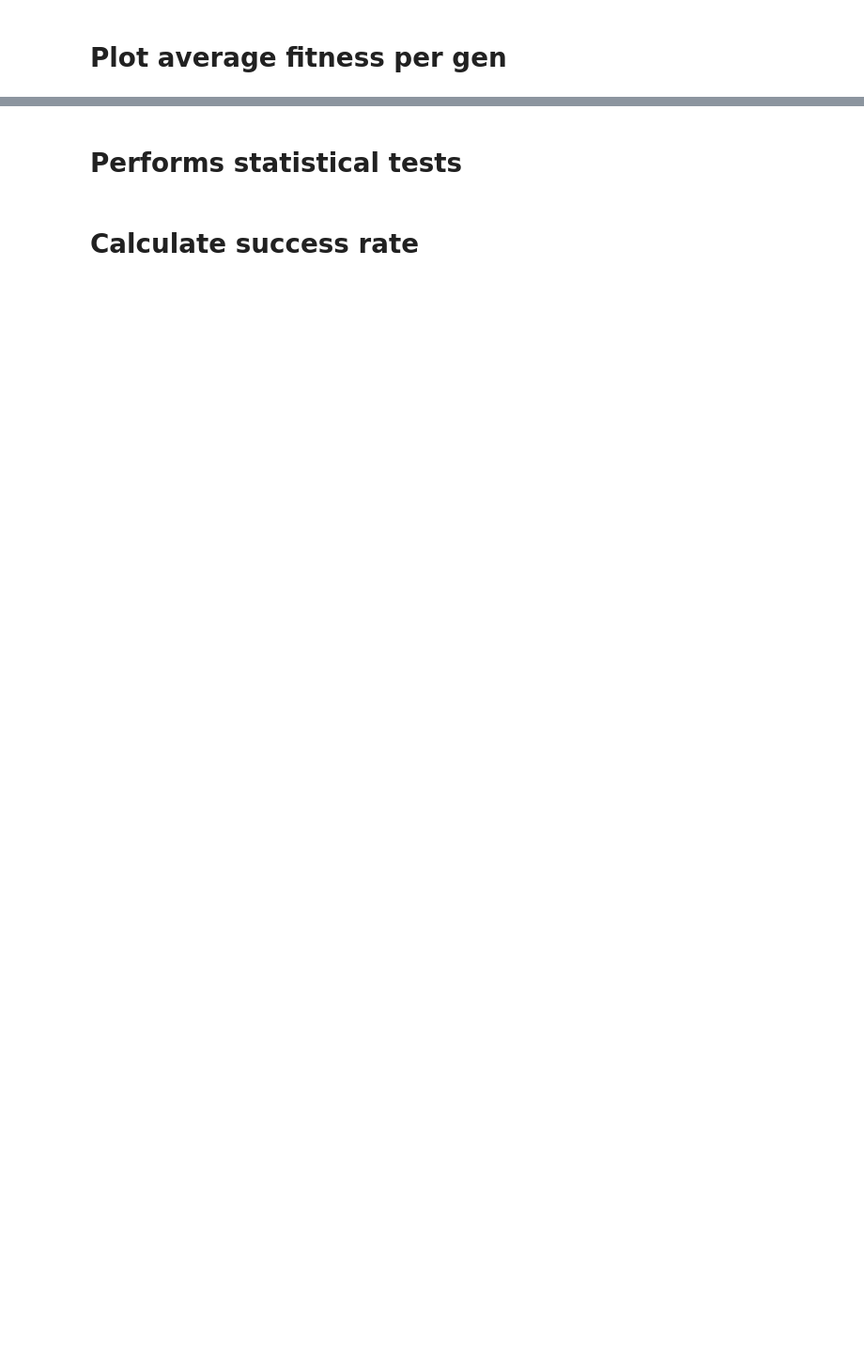
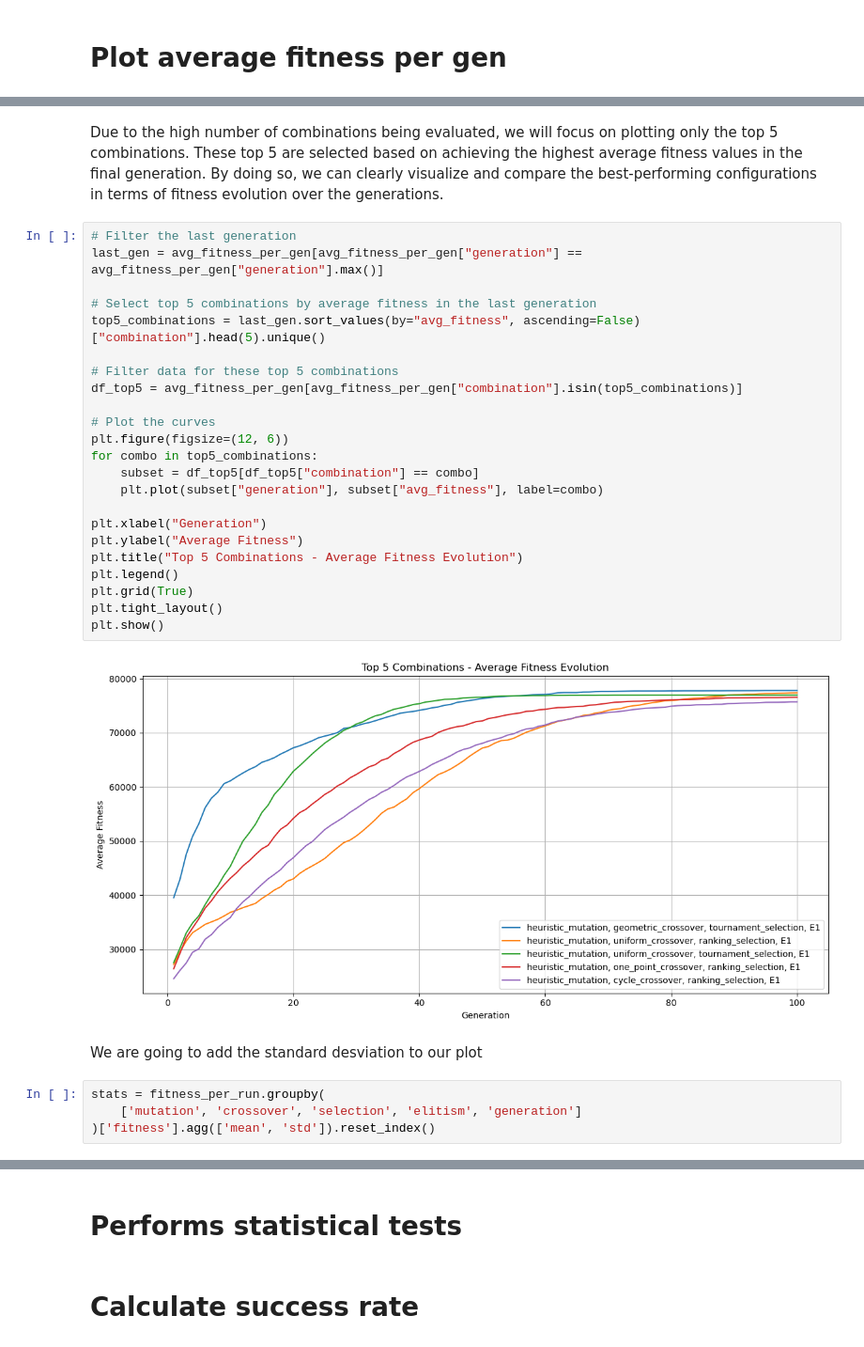
Before and after one commit to joanaefsteves/CIFO_Project, a Jupyter notebook: Wedding Notebook.ipynb, the cells around one changed output, grey strips where cells are left out. Shown at 94% size. Saved outputs shown, nothing was run; the diff lists cells and outputs as text; blank space fills up the shorter version.

```diff
--- a/Wedding Notebook.ipynb
+++ b/Wedding Notebook.ipynb
@@ -95,0 +125,33 @@ results_table2
+# %% [markdown]
+Due to the high number of combinations being evaluated, we will focus on plotting only the top 5 combinations. These top 5 are selected based on achieving the highest average fitness values in the final generation. By doing so, we can clearly visualize and compare the best-performing configurations in terms of fitness evolution over the generations.
+# %%
+# Filter the last generation
+last_gen = avg_fitness_per_gen[avg_fitness_per_gen["generation"] == avg_fitness_per_gen["generation"].max()]
+
+# Select top 5 combinations by average fitness in the last generation
+top5_combinations = last_gen.sort_values(by="avg_fitness", ascending=False)["combination"].head(5).unique()
+
+# Filter data for these top 5 combinations
+df_top5 = avg_fitness_per_gen[avg_fitness_per_gen["combination"].isin(top5_combinations)]
+
+# Plot the curves
+plt.figure(figsize=(12, 6))
+for combo in top5_combinations:
+    subset = df_top5[df_top5["combination"] == combo]
+    plt.plot(subset["generation"], subset["avg_fitness"], label=combo)
+
+plt.xlabel("Generation")
+plt.ylabel("Average Fitness")
+plt.title("Top 5 Combinations - Average Fitness Evolution")
+plt.legend()
+plt.grid(True)
+plt.tight_layout()
+plt.show()
+# %% [output]
+[figure, added]
+# %% [markdown]
+We are going to add the standard desviation to our plot
+# %%
+stats = fitness_per_run.groupby(
+    ['mutation', 'crossover', 'selection', 'elitism', 'generation']
+)['fitness'].agg(['mean', 'std']).reset_index()
```
Also changed, not shown: parts of 5 cells of this notebook.
